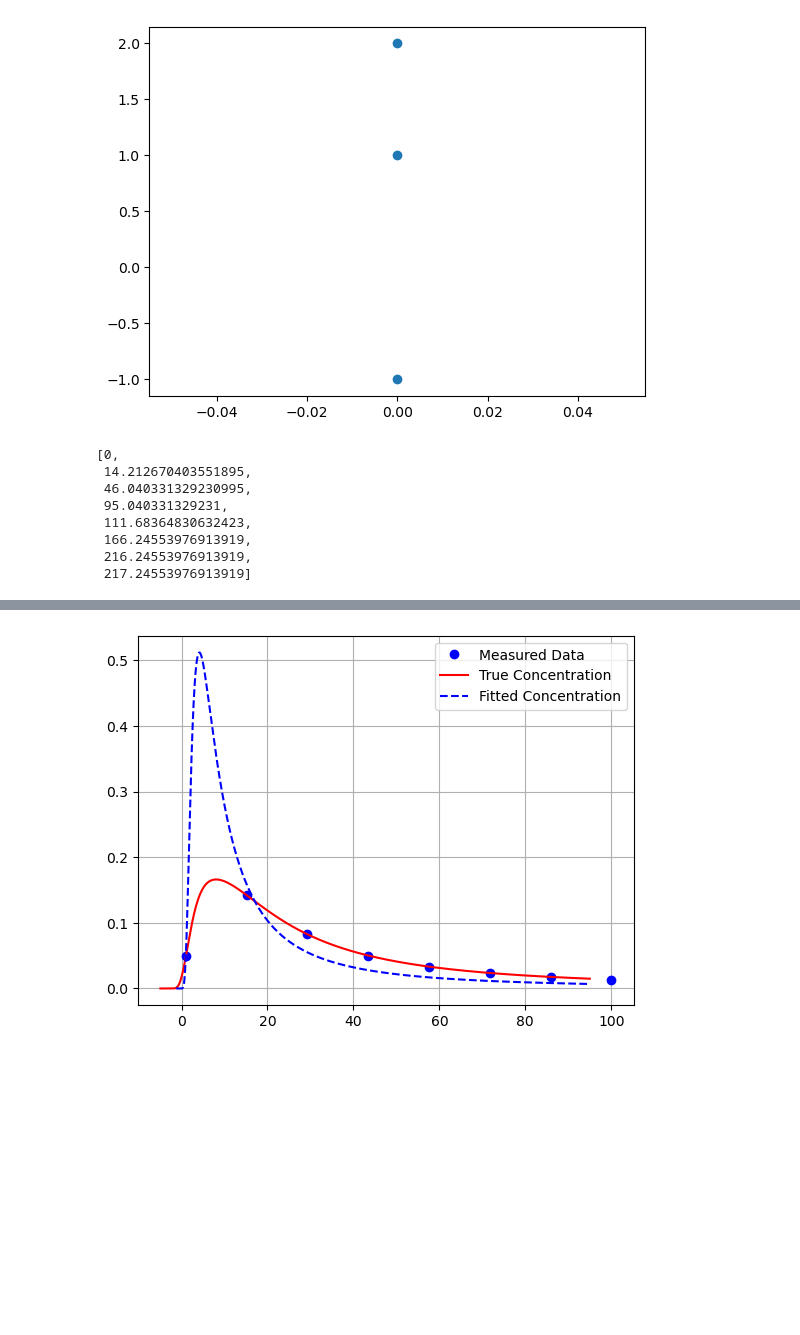
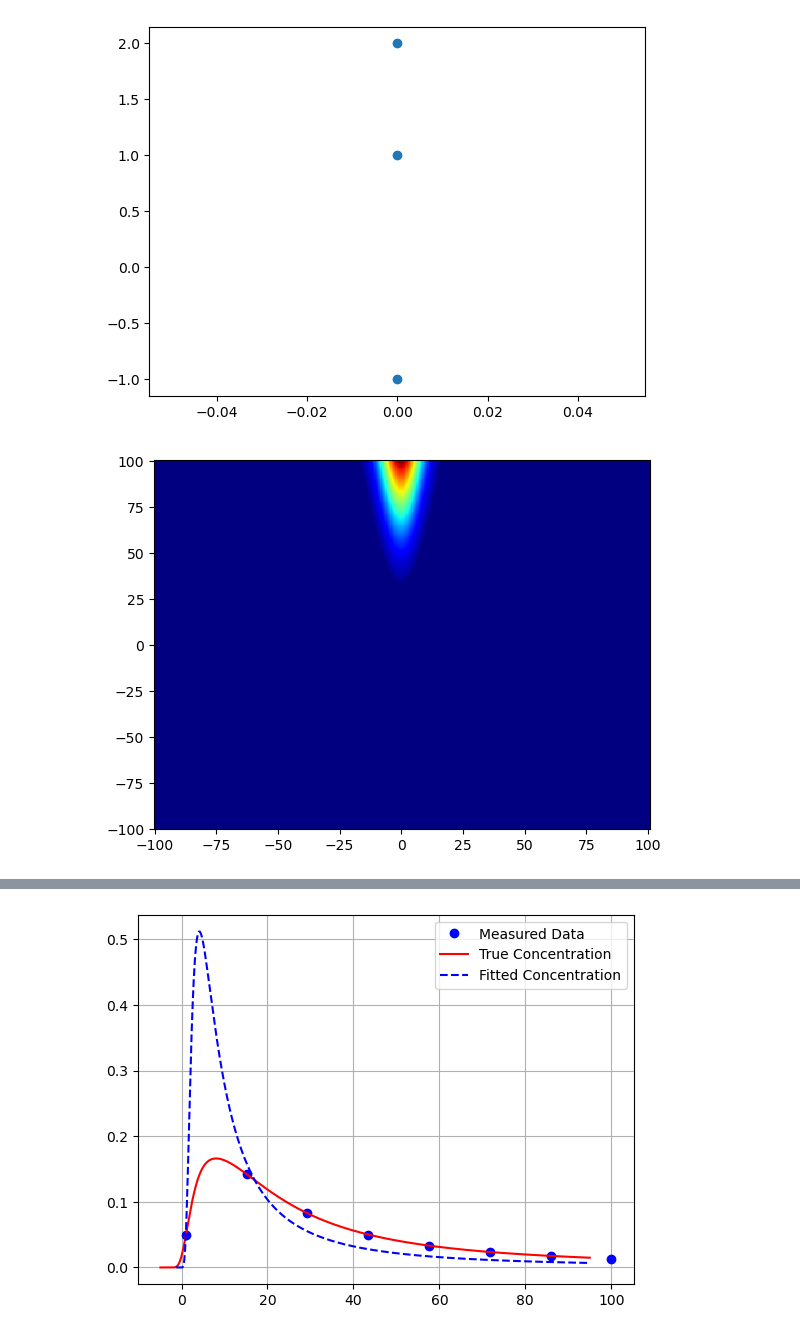
Before and after one commit to karina-regina/Expo7, a Jupyter notebook: PYTHON/estimation_gas_leak_location.ipynb, the cells around one changed output, grey strips where cells are left out. Drawn from its saved outputs; the diff is of its cells as text; code cells hidden in the pictures; blank space fills up the shorter version.

```diff
--- a/PYTHON/estimation_gas_leak_location.ipynb
+++ b/PYTHON/estimation_gas_leak_location.ipynb
@@ -212,28 +216,20 @@ print([0, -1],[0,1], [0, 2])
 # %% [output]
 [0, -1] [0, 1] [0, 2]
 [figure]
-# %%
-pd.DataFrame(DataDict).to_excel('LDA_Data.xlsx')
-theta= np.tan((-17.5 - -19.5)/(-64.5 - -61))
-np.array([[np.cos(theta), -np.sin(theta)],[np.sin(theta), np.cos(theta)]]) @ [1,1]
-Crosswind_list_copy=[[0,1],[-23,23],[-32,12],[9,36],[50,50],[50,0],[0,50],[50,51]]
-Crosswind_list=[[0,1],[-23,23],[-32,12],[9,36],[50,50],[50,0],[0,50],[50,51]]
-concen = [1,2,3,4,5,6,7,8]
-indices=[]
-distance=[0]
-Crosswind_list=sorted(Crosswind_list)
-for i in range(len(Crosswind_list)-1):
-    distance.append(distance[-1]+math.dist(Crosswind_list[i],Crosswind_list[i+1]))
-distance
-# %% [output]
-[0,
- 14.212670403551895,
- 46.040331329230995,
- 95.040331329231,
- 111.68364830632423,
- 166.24553976913919,
- 216.24553976913919,
- 217.24553976913919]
+# %%
+
+from sklearn.discriminant_analysis import LinearDiscriminantAnalysis
+
+plt.pcolor(x_range, y_range, Concentration2D, shading=None, cmap='jet')
+len(Measurement_Points),len(Concentration_At_MeasurementForX)
+Datadict1=pd.DataFrame(DataDict)
+x_cols = ['Crosswind', 'Distance On Centerline', 'Negative Gradient','Positive Gradient']
+model = LinearDiscriminantAnalysis(solver='lsqr').fit(Datadict1[x_cols], Datadict1['Stability Class'])
+variables=pd.DataFrame([[2,2,2,2]], columns=x_cols)
+result= model.predict(variables)
+Datadict1.to_excel('Large_LDA_Data.xlsx')
+# %% [output]
+[figure, added]
 # %%
 Crosswind=(np.array(Measurement_Points_Y)[np.where(np.array(Concentration_At_MeasurementForY) > 3e-5)][-1]-np.array(Measurement_Points_Y)[np.where(np.array(Concentration_At_MeasurementForY) > 3e-5)][0])[0]
 abs(Measurement_Points[Concentration_At_MeasurementForX.index(max(Concentration_At_MeasurementForX))][1]-rand_sim_step2)
```
Also changed, not shown: parts of 2 cells of this notebook.
